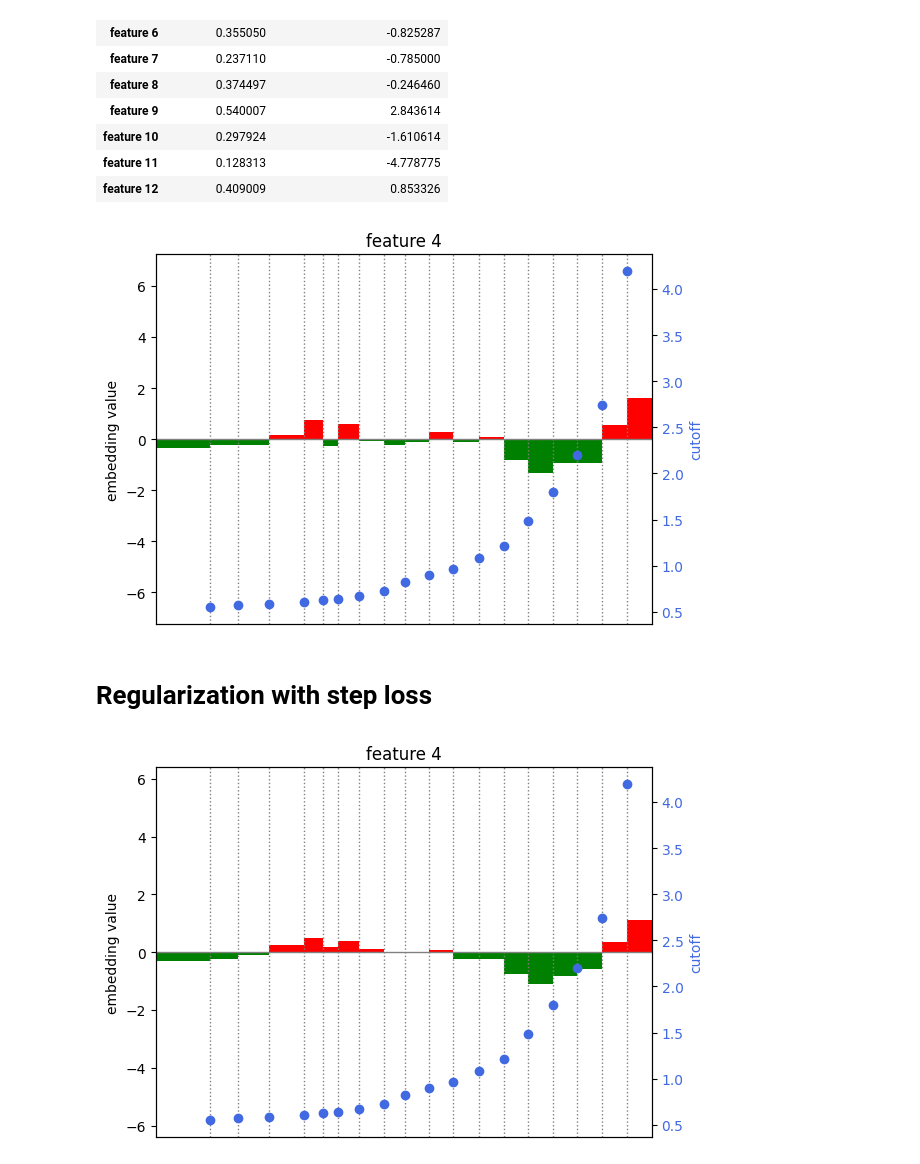
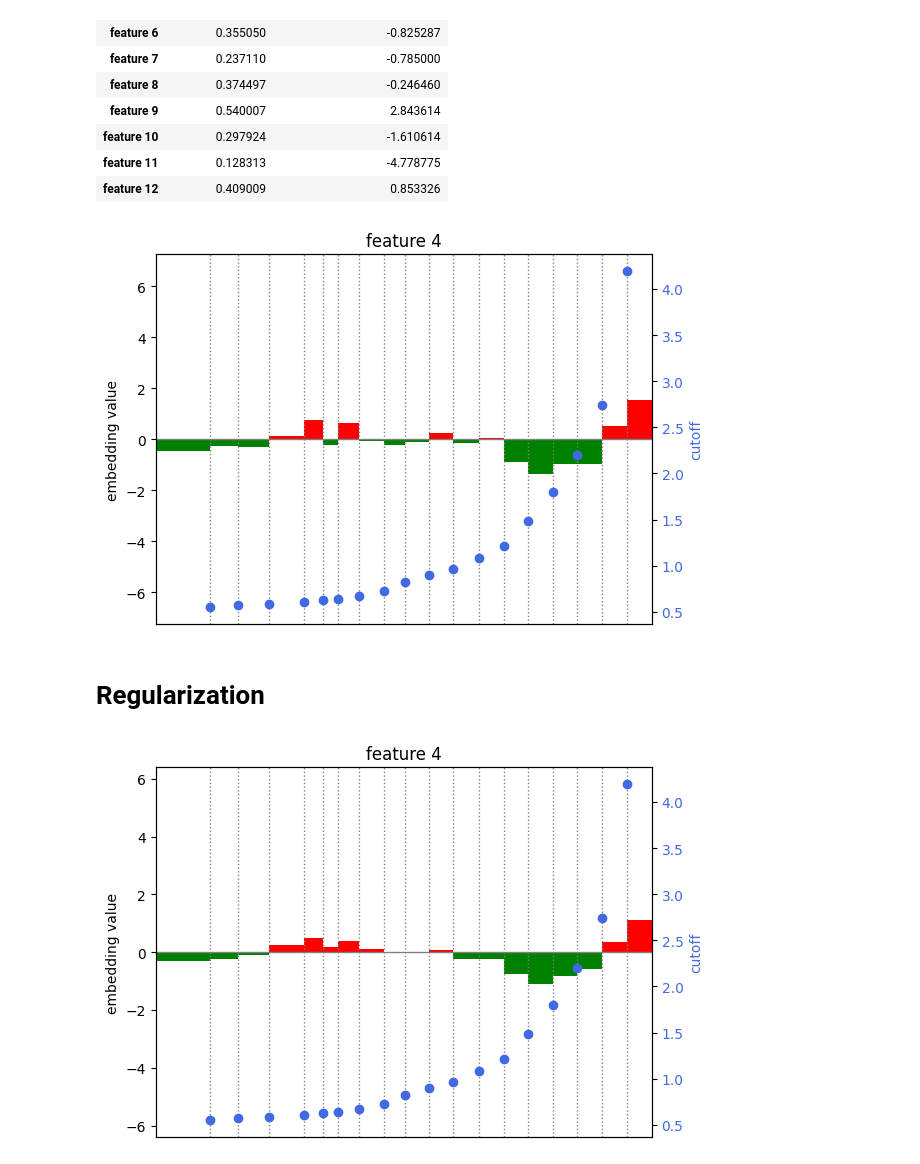
Before and after one commit to Sagenso/MIRAD, a Jupyter notebook: experiments.ipynb, the cells around one changed output. Cells and saved outputs as stored; diff of their text form; code cells hidden in the pictures.

Commit message:
experiment notebook improved - regularization variants

```diff
--- a/experiments.ipynb
+++ b/experiments.ipynb
@@ -23,22 +23,33 @@ proposed_model_params = dict(
     max_bins=20,
     max_epochs=1000,
     lr=10,
-    embedding_sum_loss_weight=0.01,
 )
 
 models = {
+    'gaussian naive bayes': GaussianNB(),
+    'decision tree': DecisionTreeClassifier(max_depth=4),
     'logistic regression': make_pipeline(
         StandardScaler(),
         LogisticRegression(),
     ),
-    'decision tree': DecisionTreeClassifier(max_depth=4),
-    'gaussian naive bayes': GaussianNB(),
-    'proposed model without step loss': EmbeddingSumClassifier(
+    'proposed model without regularization': EmbeddingSumClassifier(
         step_loss_weight=0,
+        embedding_sum_loss_weight=0,
         **proposed_model_params,
     ),
-    'proposed model with step loss': EmbeddingSumClassifier(
+    'proposed model with sum regularization only': EmbeddingSumClassifier(
+        step_loss_weight=0,
+        embedding_sum_loss_weight=0.01,
+        **proposed_model_params,
+    ),
+    'proposed model with step regularization only': EmbeddingSumClassifier(
         step_loss_weight=0.01,
+        embedding_sum_loss_weight=0,
+        **proposed_model_params,
+    ),
+    'proposed model with full regularization': EmbeddingSumClassifier(
+        step_loss_weight=0.01,
+        embedding_sum_loss_weight=0.01,
         **proposed_model_params,
     ),
 }
@@ -99,9 +112,9 @@ for model_name, model in models.items():
 | feature 11 | 0.128313 | -4.778775 |
 | feature 12 | 0.409009 | 0.853326 |
 # %%
-models['proposed model without step loss'].visualize(feature_names=X_train.columns, subset=['feature 4'])
+models['proposed model without regularization'].visualize(feature_names=X_train.columns, subset=['feature 4'])
 # %% [output]
-[figure, old version]
+[figure, new version]
 # %% [markdown]
-# Regularization with step loss
+# Regularization
 # %%
```
Also changed, not shown: parts of 3 cells of this notebook.
